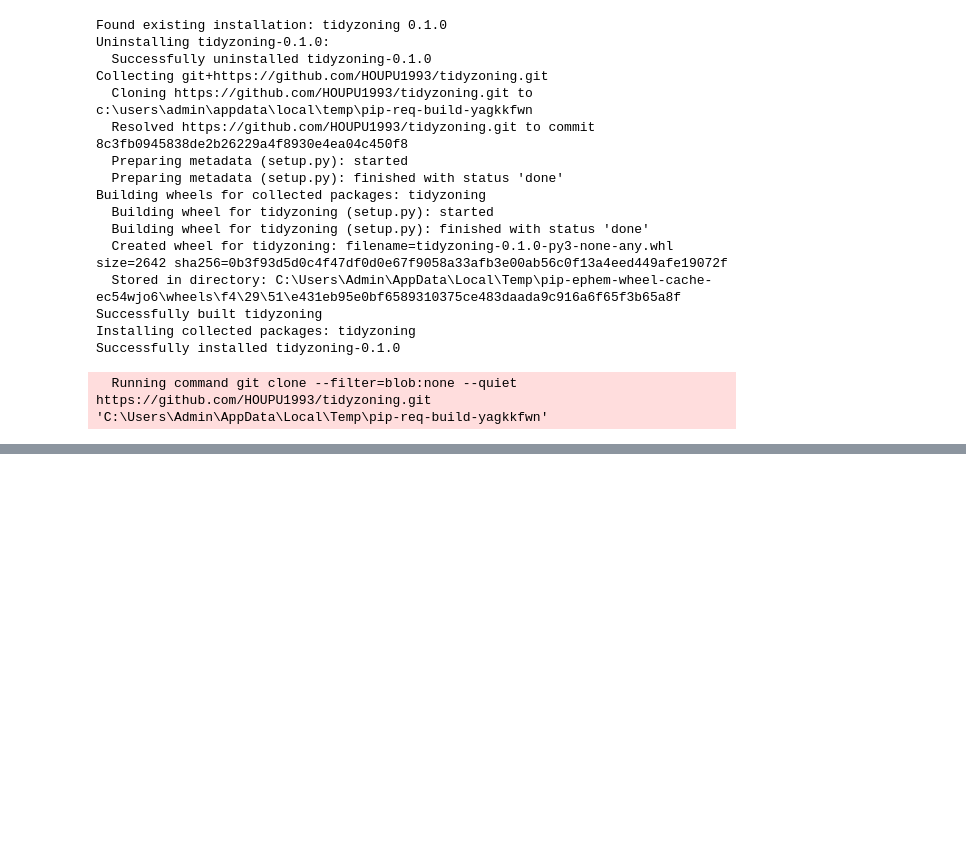
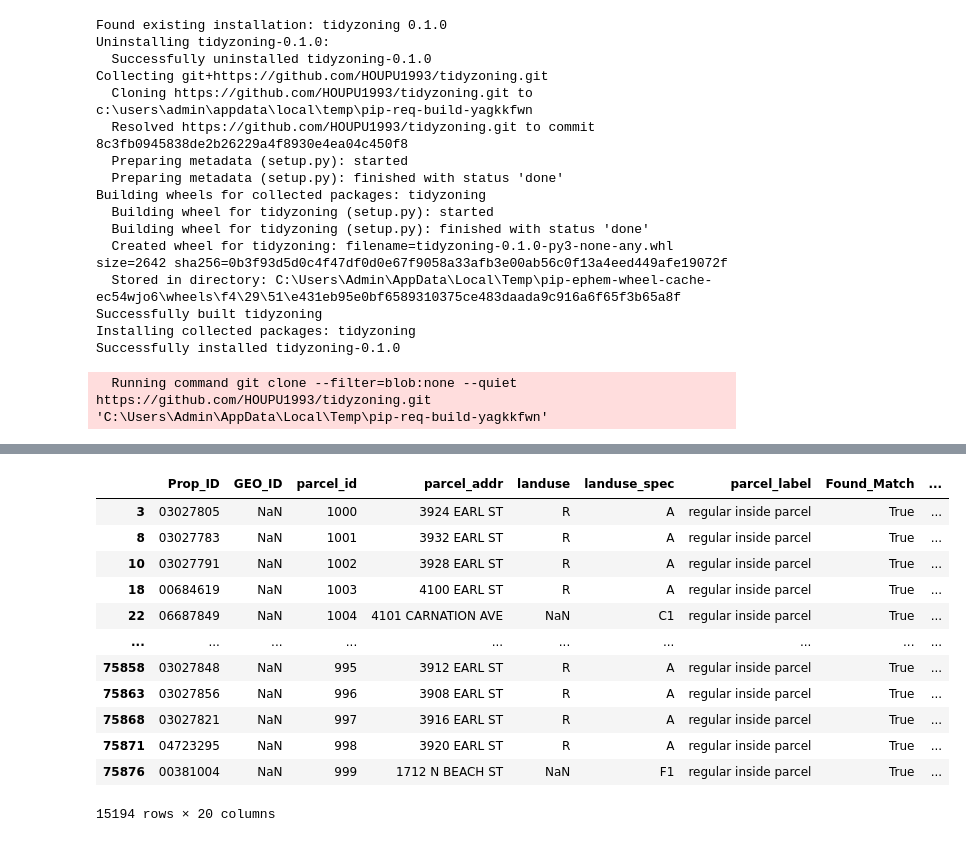
Before and after one commit to HOUPU1993/tidyzoning, a Jupyter notebook: test.ipynb, the cells around one changed output, grey strips where cells are left out. Drawn from its saved outputs; the diff is of its cells as text; code cells hidden in the pictures; blank space fills up the shorter version.

```diff
--- a/test.ipynb
+++ b/test.ipynb
@@ -37,7 +38,8 @@ from shapely.geometry import Point
 # %%
 tidybuilding = gpd.read_file(r"C:/Users\Admin/Desktop/zoning_data/Test_Data/Tidybuildings/tidybuilding_2family.geojson")
-tidyparcel = gpd.read_file(r"C:/Users\Admin/Desktop/zoning_data/Test_Data/Test_Parcels/combined_testparcel_100per_correct.shp")
-tidydistrict = gpd.read_file(r"C:/Users\Admin/Desktop/zoning_data/Test_Data//Tidyzoning/tidyzoning_Haltom_City.geojson")
+tidyparcel = gpd.read_file(r"C:/Users/Admin/Desktop/zoning_data/Test_Data/Test_Parcels/testparcel_100per_correct.geojson")
+tidyzoning = gpd.read_file(r"C:/Users\Admin/Desktop/zoning_data/Test_Data//Tidyzoning/tidyzoning_Haltom_City.geojson")
 
-tidydistrict = tidydistrict.to_crs(tidyparcel.crs)
+tidyzoning = tidyzoning[tidyzoning['geometry'].notnull()]
+tidyzoning = tidyzoning.to_crs(tidyparcel.crs)
 tidybuilding = tidybuilding.to_crs(tidyparcel.crs)
@@ -46,15 +45,0 @@ tidyparcel
-# %%
-import geopandas as gpd
-from shapely.geometry import box
-
-tidyparcel = gpd.read_file(r"C:/Users\Admin/Desktop/zoning_data/Test_Data/Tarrant_County_combined_parcel.geojson")
-tidyparcel = tidyparcel.to_crs(tidydistrict.crs)
-
-district_bbox = tidydistrict.total_bounds  # Returns [minx, miny, maxx, maxy]
-bounding_box = box(district_bbox[0], district_bbox[1], district_bbox[2], district_bbox[3])  # Create bounding box geometry
-
-# Step 2: Convert the bounding box into a GeoDataFrame for easier spatial operations
-bbox_gdf = gpd.GeoDataFrame({'geometry': [bounding_box]}, crs=tidydistrict.crs)
-
-# Step 3: Find parcels that intersect with the bounding box
-tidyparcel = tidyparcel[tidyparcel.intersects(bounding_box)]
@@ -96,0 +46,16 @@ tidydistrict
+# %%
+tidyparcel[tidyparcel['side'] == 'centroid']
+# %% [output]
+|  | Prop_ID | GEO_ID | parcel_id | parcel_addr | landuse | landuse_spec | parcel_label | Found_Match | ... |
+| 3 | 03027805 | NaN | 1000 | 3924 EARL ST | R | A | regular inside parcel | True | ... |
+| 8 | 03027783 | NaN | 1001 | 3932 EARL ST | R | A | regular inside parcel | True | ... |
+| 10 | 03027791 | NaN | 1002 | 3928 EARL ST | R | A | regular inside parcel | True | ... |
+| 18 | 00684619 | NaN | 1003 | 4100 EARL ST | R | A | regular inside parcel | True | ... |
+| 22 | 06687849 | NaN | 1004 | 4101 CARNATION AVE | NaN | C1 | regular inside parcel | True | ... |
+| ... | ... | ... | ... | ... | ... | ... | ... | ... | ... |
+| 75858 | 03027848 | NaN | 995 | 3912 EARL ST | R | A | regular inside parcel | True | ... |
+| 75863 | 03027856 | NaN | 996 | 3908 EARL ST | R | A | regular inside parcel | True | ... |
+| 75868 | 03027821 | NaN | 997 | 3916 EARL ST | R | A | regular inside parcel | True | ... |
+| 75871 | 04723295 | NaN | 998 | 3920 EARL ST | R | A | regular inside parcel | True | ... |
+| 75876 | 00381004 | NaN | 999 | 1712 N BEACH ST | NaN | F1 | regular inside parcel | True | ... |
+15194 rows × 20 columns
```
Also changed, not shown: parts of 10 cells of this notebook, 2 other files.
